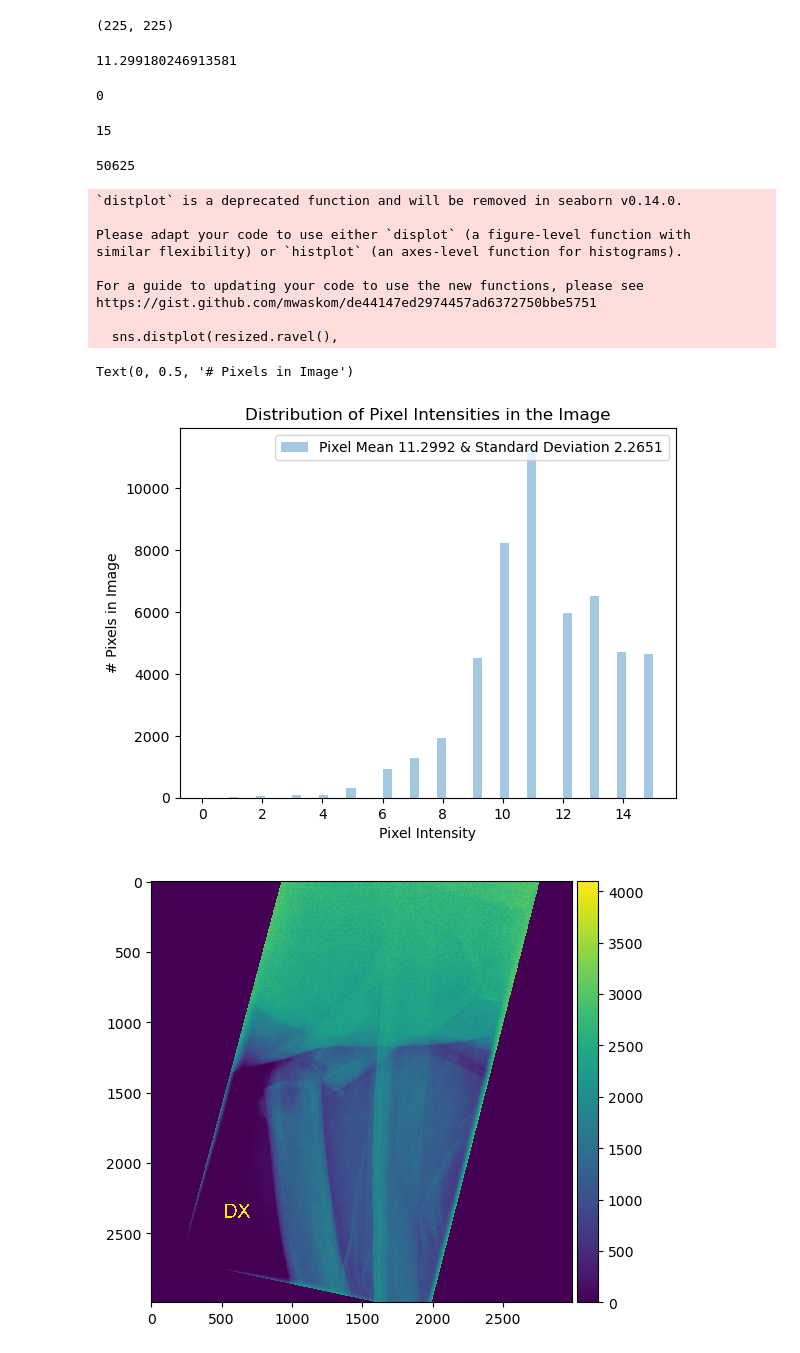
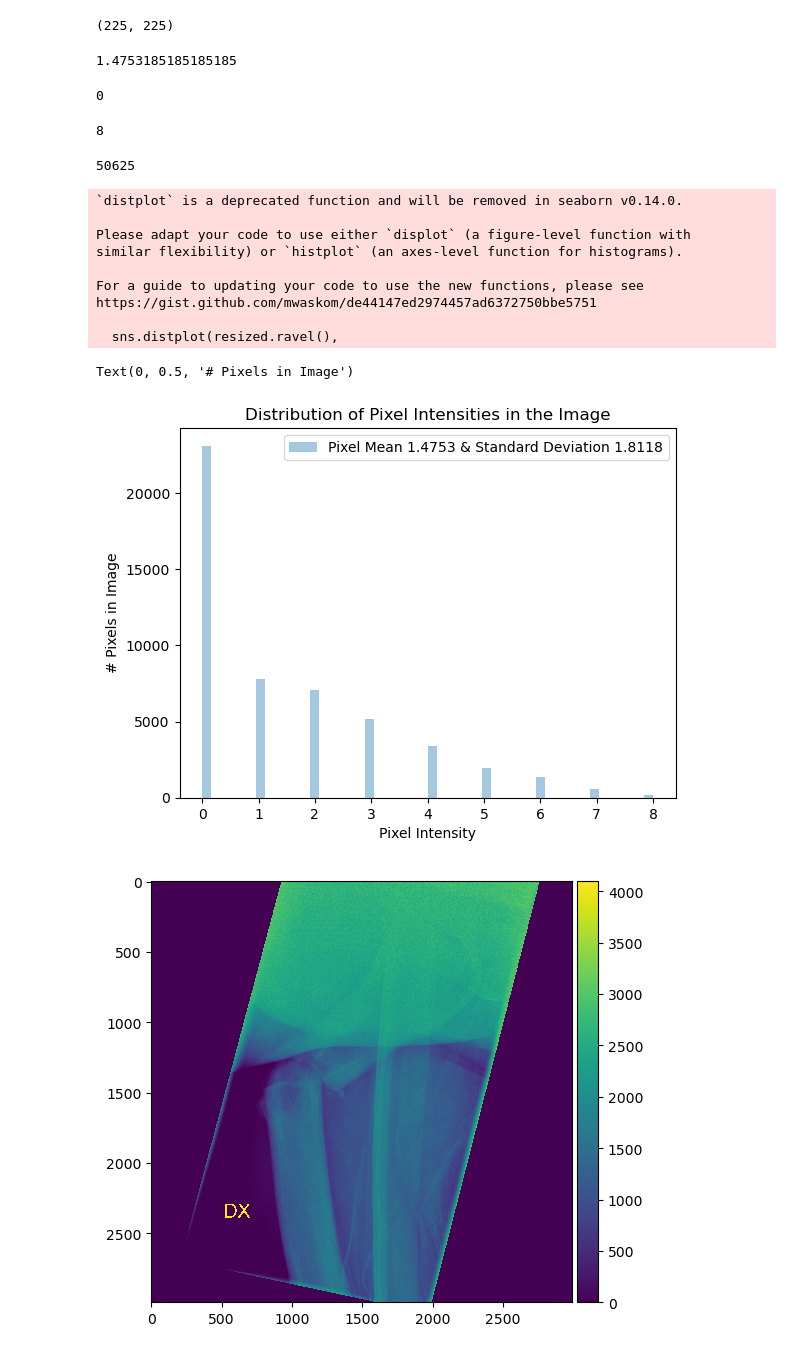
Before and after one commit to chayansraj/Vision-Transformer-Research, a Jupyter notebook: image_analysis.ipynb, the cells around one changed output. Cells and saved outputs as stored; diff of their text form; code cells hidden in the pictures.

```diff
--- a/image_analysis.ipynb
+++ b/image_analysis.ipynb
@@ -22,7 +22,7 @@ import os
 
 
 # PUT IN LOOP
-img = cv2.imread("/local/data1/chash345/AFF_large/patient_14_AFF_class_1_modality_CR_scanoccasion_0_imagenumber_4.png", cv2.COLOR_RGB2BGR)
+img = cv2.imread("/local/data1/chash345/AFF_large/patient_1206_AFF_class_1_modality_CR_scanoccasion_0_imagenumber_2.png", cv2.COLOR_RGB2BGR)
 
 
 
@@ -51,7 +51,7 @@ resized.shape
 # %%
 resized.mean()
 # %% [output]
-11.299180246913581
+1.4753185185185185
 # %%
 np.amin(resized)
 # %% [output]
@@ -59,31 +59,30 @@ np.amin(resized)
 # %%
 np.amax(resized)
 # %% [output]
-15
+8
 # %%
 resized.size
 # %% [output]
 50625
 # %%
 sns.distplot(resized.ravel(),
-             label=f"Pixel Mean {np.mean(resized):.4f} & Standard Deviation {np.std(resized):.4f}",
-             kde=False)
+             label=f"Pixel Mean {np.mean(resized):.4f} & Standard Deviation {np.std(resized):.4f}", kde=False)
 plt.legend(loc='upper right')
 plt.title('Distribution of Pixel Intensities in the Image')
 plt.xlabel('Pixel Intensity')
 plt.ylabel('# Pixels in Image')
 # %% [output]
 `distplot` is a deprecated function and will be removed in seaborn v0.14.0.
 
 Please adapt your code to use either `displot` (a figure-level function with
 similar flexibility) or `histplot` (an axes-level function for histograms).
 
 For a guide to updating your code to use the new functions, please see
 https://gist.github.com/mwaskom/de44147ed2974457ad6372750bbe5751
 
   sns.distplot(resized.ravel(),
 Text(0, 0.5, '# Pixels in Image')
-[figure, old version]
+[figure, new version]
 # %%
 img = cv2.imread("../AFF_large/patient_1215_AFF_class_1_modality_CR_scanoccasion_0_imagenumber_2.png", cv2.IMREAD_UNCHANGED)
 io.imshow(img)
```
Also changed, not shown: parts of 2 cells of this notebook.
